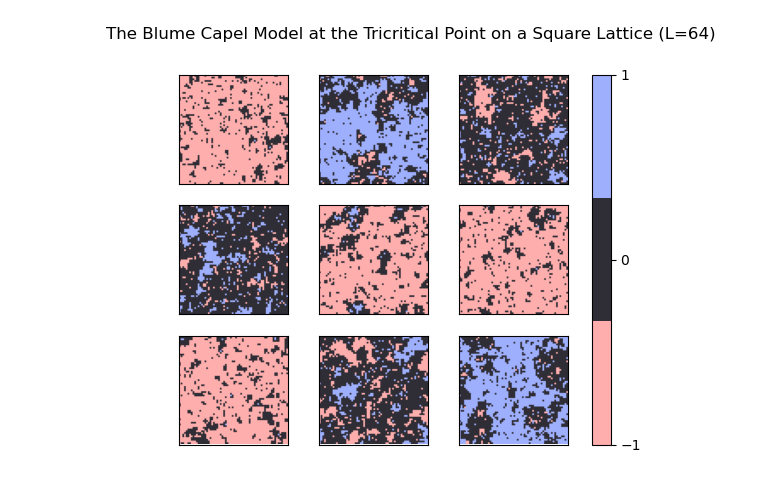
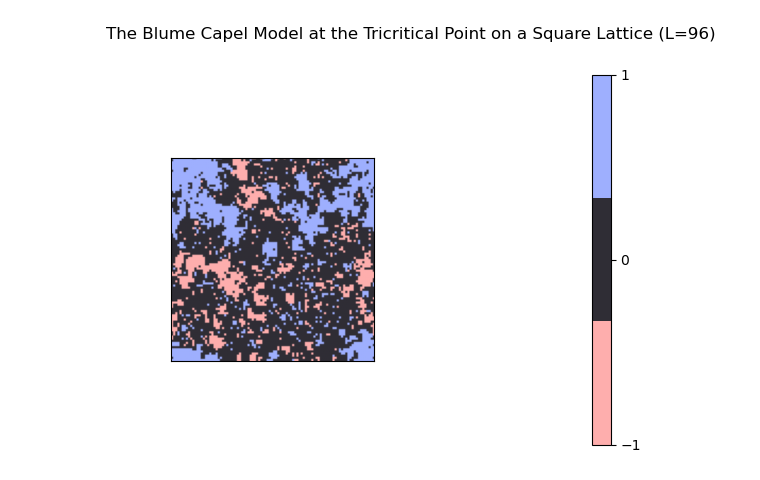
Before and after one commit to j2apps/blume_capel, a Jupyter notebook: notebooks/visualize_clusters.ipynb, the cells around one changed output. Saved outputs shown, nothing was run; the diff lists cells and outputs as text; code cells hidden in the pictures.

```diff
--- a/notebooks/visualize_clusters.ipynb
+++ b/notebooks/visualize_clusters.ipynb
@@ -7,45 +7,46 @@ import sys
 def get_coords(id, L):
     return (id % L, id // L)
 # %%
-filename = "/projects/p32813/blume_capel/data/sweep/t3_d3/spin/64"
-L = 64
+filename = "/projects/p32813/blume_capel/data/sweep/t3_d3.5/spin/96"
+L = 96
 cmap = colors.ListedColormap(['#feaead', '#2f2d35', '#9eaffe'])
 # %%
-runs = 3
-samples = 3
-gap_per_sample = 500
+runs = 1
+samples = 1
+gap_per_sample = 100
+first_sample = 500
 f, axs = plt.subplots(runs, samples)
+axs = np.asarray([[axs,axs],[axs,axs]])
 
 for i in range(runs):
     for j in range(samples):
         lattice = np.zeros((L,L))
-        file = open(filename + f"/{i}/{j*gap_per_sample}.txt")
+        file = open(filename + f"/{i}/{first_sample + j * gap_per_sample}.txt")
 
         for line in file.readlines():
             val = 1 if (line[0] == "+") else -1
             cluster = [int(site) for site in line.split(" ")[1:] if site != "\n"]
             if (len(cluster) == 0):
                 continue
 
             sites = list()
             prev = cluster[0]
             sites.append(prev)
 
             for gap in cluster[1:]:
                 curr = prev + gap
                 sites.append(curr)
                 prev = curr
 
             for site in sites:
                 lattice[get_coords(site, L)] = val
-
         im = axs[i,j].imshow(lattice, cmap=cmap, vmin=-1, vmax=1)
         axs[i,j].set_xticks([])
         axs[i,j].set_yticks([])
 
 f.suptitle(f"The Blume Capel Model at the Tricritical Point on a Square Lattice (L={L})")
 plt.colorbar(im, ax=axs.ravel().tolist(), ticks=[-1, 0, 1])
 plt.show()
 # %% [output]
-[figure, old version]
+[figure, new version]
 # %%
```
Also changed, not shown: parts of 2 cells of this notebook, 29 other files.
